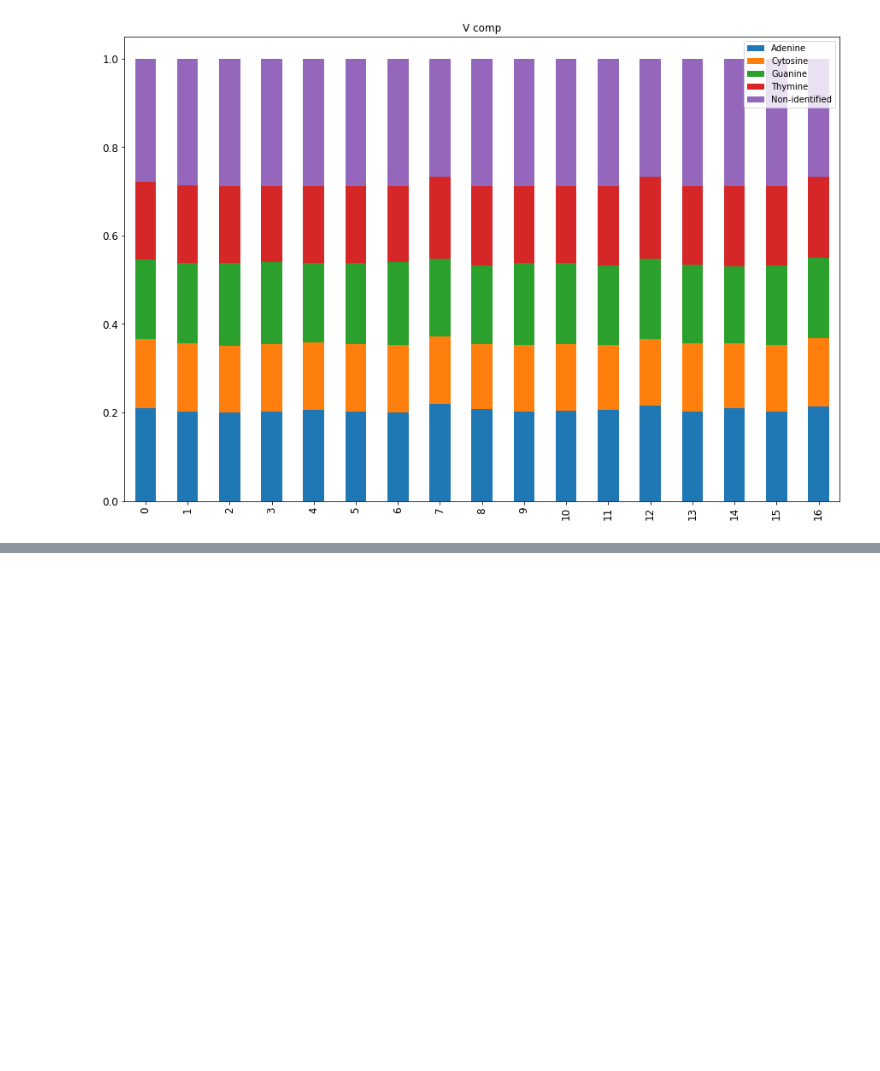
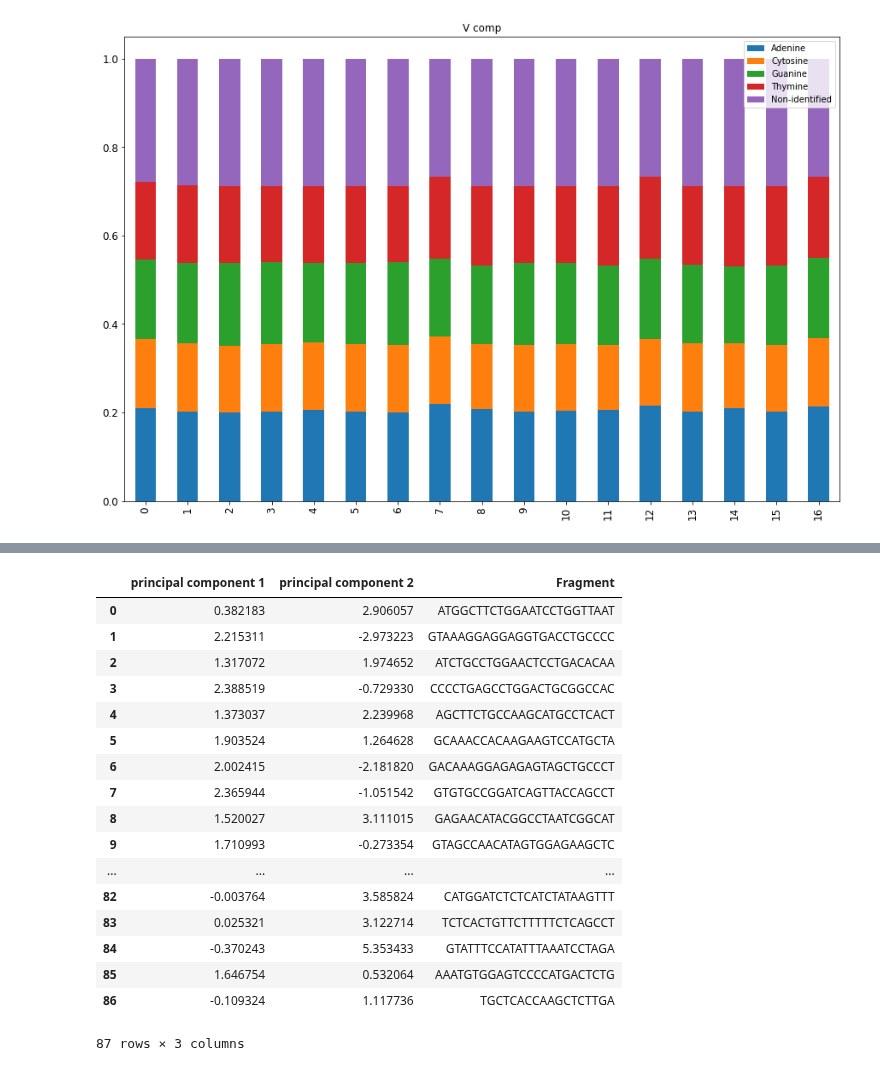
Before and after one commit to viniciusd-avila/phylogenetic-analysis, a Jupyter notebook: notebook.ipynb, the cells around one changed output, grey strips where cells are left out. Drawn from its saved outputs; the diff is of its cells as text; code cells hidden in the pictures; blank space fills up the shorter version.

```diff
--- a/notebook.ipynb
+++ b/notebook.ipynb
@@ -32,0 +72,21 @@ ax = df[['Adenine','Cytosine','Guanine','Thymine','Non-identified']].plot(kind='
+# %%
+finalDf
+# %% [output]
+|  | principal component 1 | principal component 2 | Fragment |
+| 0 | 0.382183 | 2.906057 | ATGGCTTCTGGAATCCTGGTTAAT |
+| 1 | 2.215311 | -2.973223 | GTAAAGGAGGAGGTGACCTGCCCC |
+| 2 | 1.317072 | 1.974652 | ATCTGCCTGGAACTCCTGACACAA |
+| 3 | 2.388519 | -0.729330 | CCCCTGAGCCTGGACTGCGGCCAC |
+| 4 | 1.373037 | 2.239968 | AGCTTCTGCCAAGCATGCCTCACT |
+| 5 | 1.903524 | 1.264628 | GCAAACCACAAGAAGTCCATGCTA |
+| 6 | 2.002415 | -2.181820 | GACAAAGGAGAGAGTAGCTGCCCT |
+| 7 | 2.365944 | -1.051542 | GTGTGCCGGATCAGTTACCAGCCT |
+| 8 | 1.520027 | 3.111015 | GAGAACATACGGCCTAATCGGCAT |
+| 9 | 1.710993 | -0.273354 | GTAGCCAACATAGTGGAGAAGCTC |
+| ... | ... | ... | ... |
+| 82 | -0.003764 | 3.585824 | CATGGATCTCTCATCTATAAGTTT |
+| 83 | 0.025321 | 3.122714 | TCTCACTGTTCTTTTTCTCAGCCT |
+| 84 | -0.370243 | 5.353433 | GTATTTCCATATTTAAATCCTAGA |
+| 85 | 1.646754 | 0.532064 | AAATGTGGAGTCCCCATGACTCTG |
+| 86 | -0.109324 | 1.117736 | TGCTCACCAAGCTCTTGA |
+87 rows × 3 columns
```
Also changed, not shown: parts of 6 cells of this notebook, 1 other file.
